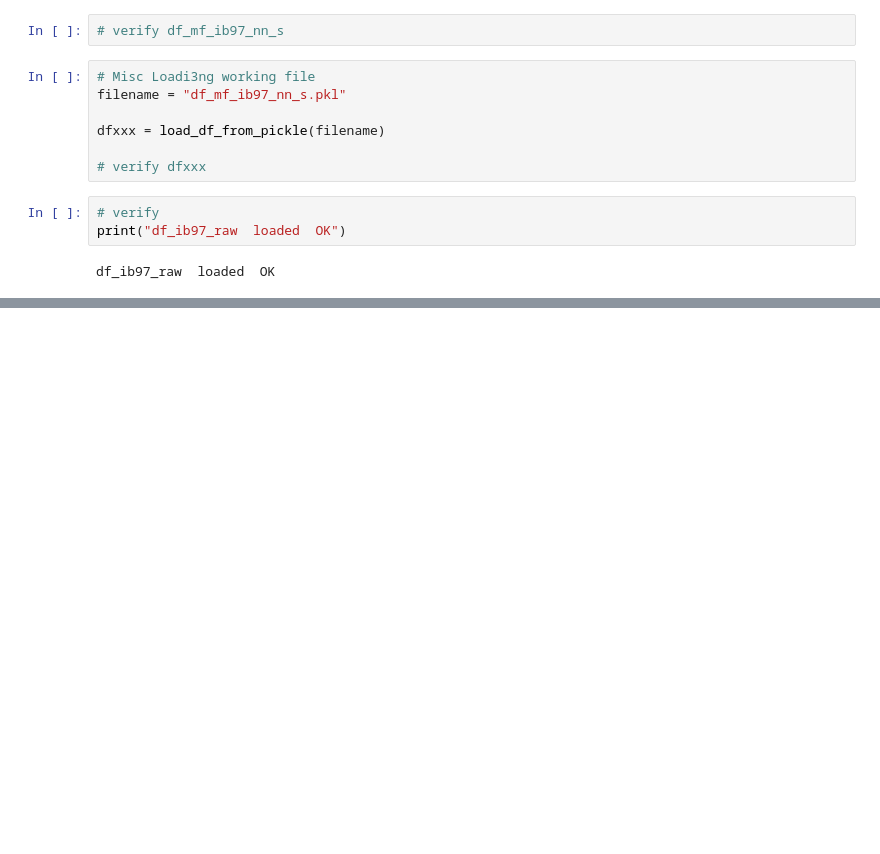
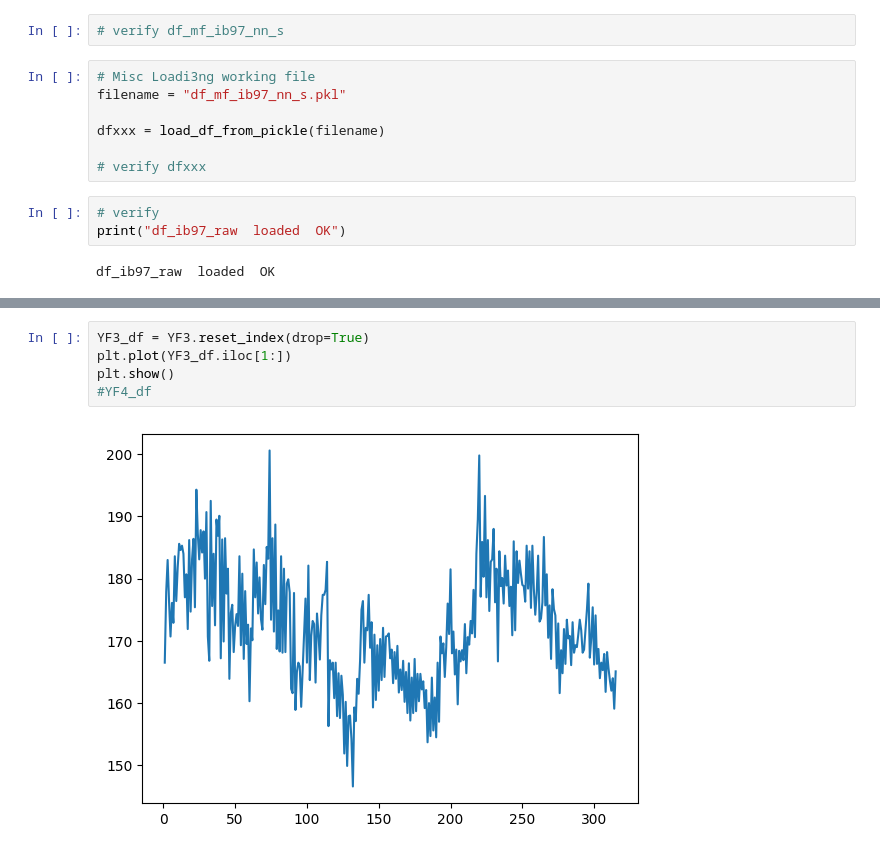
Before and after one commit to 1ratlab/JL_2, a Jupyter notebook: col_wise_import_97.ipynb, the cells around one changed output, grey strips where cells are left out. Saved outputs shown, nothing was run; the diff lists cells and outputs as text; blank space fills up the shorter version.

```diff
--- a/col_wise_import_97.ipynb
+++ b/col_wise_import_97.ipynb
@@ -1001,0 +1065,7 @@ df_ib97_raw  loaded  OK
+# %%
+YF3_df = YF3.reset_index(drop=True)
+plt.plot(YF3_df.iloc[1:])
+plt.show()
+#YF4_df
+# %% [output]
+[figure, added]
```
Also changed, not shown: parts of 66 cells of this notebook, 12 other files.
